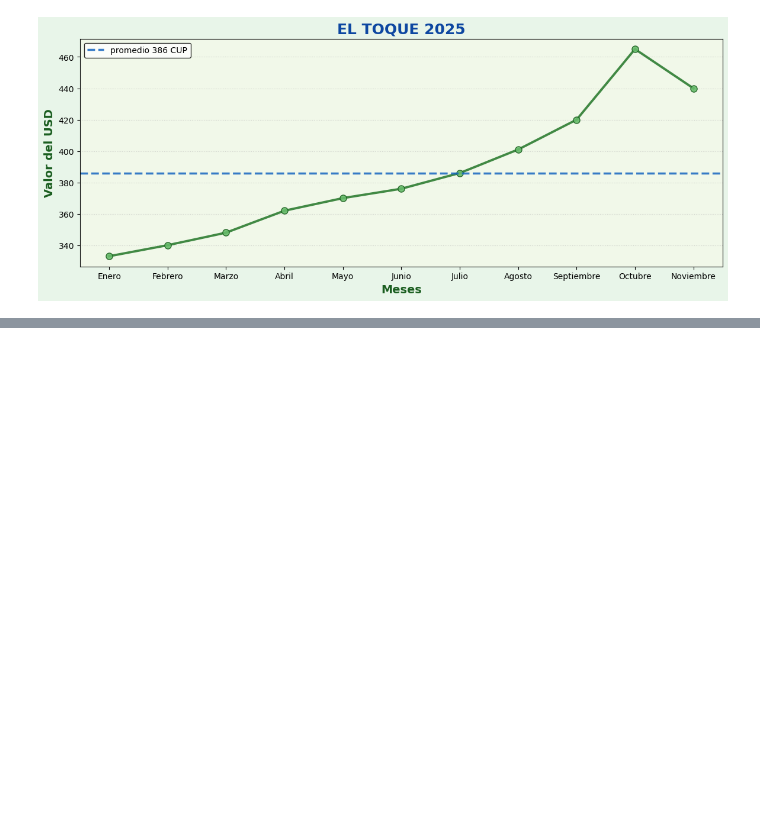
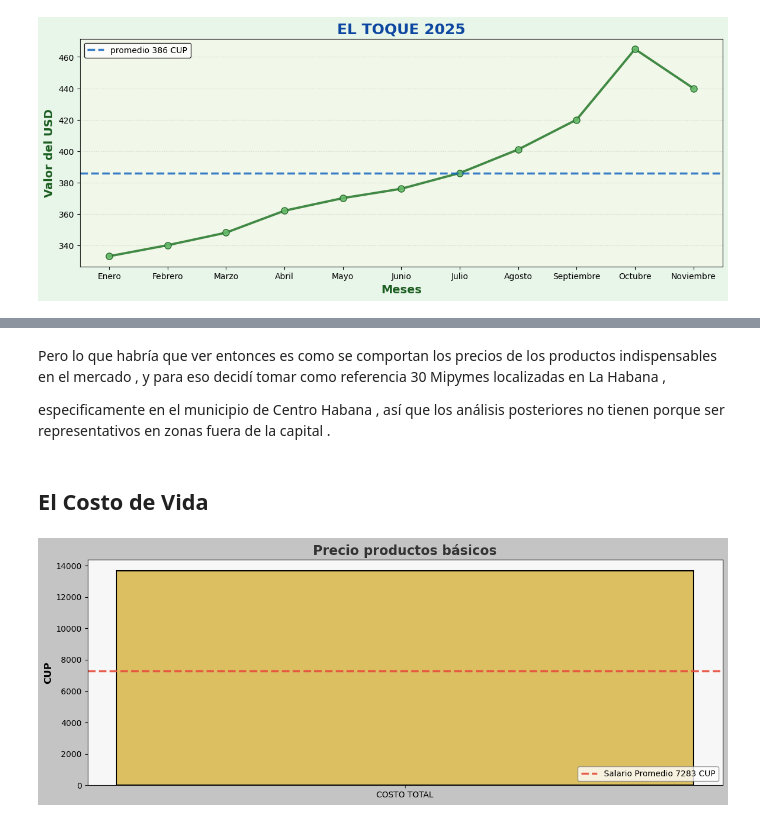
Before and after one commit to Fabian806806/Econom-a-Cubana, a Jupyter notebook: Proyecto.ipynb, the cells around one changed output, grey strips where cells are left out. Drawn from its saved outputs; the diff is of its cells as text; code cells hidden in the pictures; blank space fills up the shorter version.

Commit message:
empezando con costo de vida

```diff
--- a/Proyecto.ipynb
+++ b/Proyecto.ipynb
@@ -39,0 +56,10 @@ para el cubano . Pero en primer lugar : ¿ acaso es posible ahorrar para un ciud
+# %% [markdown]
+Pero lo que habría que ver entonces es como se comportan los precios de los productos indispensables en el mercado , y para eso decidí tomar como referencia 30 Mipymes localizadas en La Habana ,
+
+especificamente en el municipio de Centro Habana , así que los análisis posteriores no tienen porque ser representativos en zonas fuera de la capital .
+# %% [markdown]
+## El Costo de Vida
+# %%
+mf.grafProductos()
+# %% [output]
+[figure, added]
```
Also changed, not shown: parts of 4 cells of this notebook, 31 other files.
